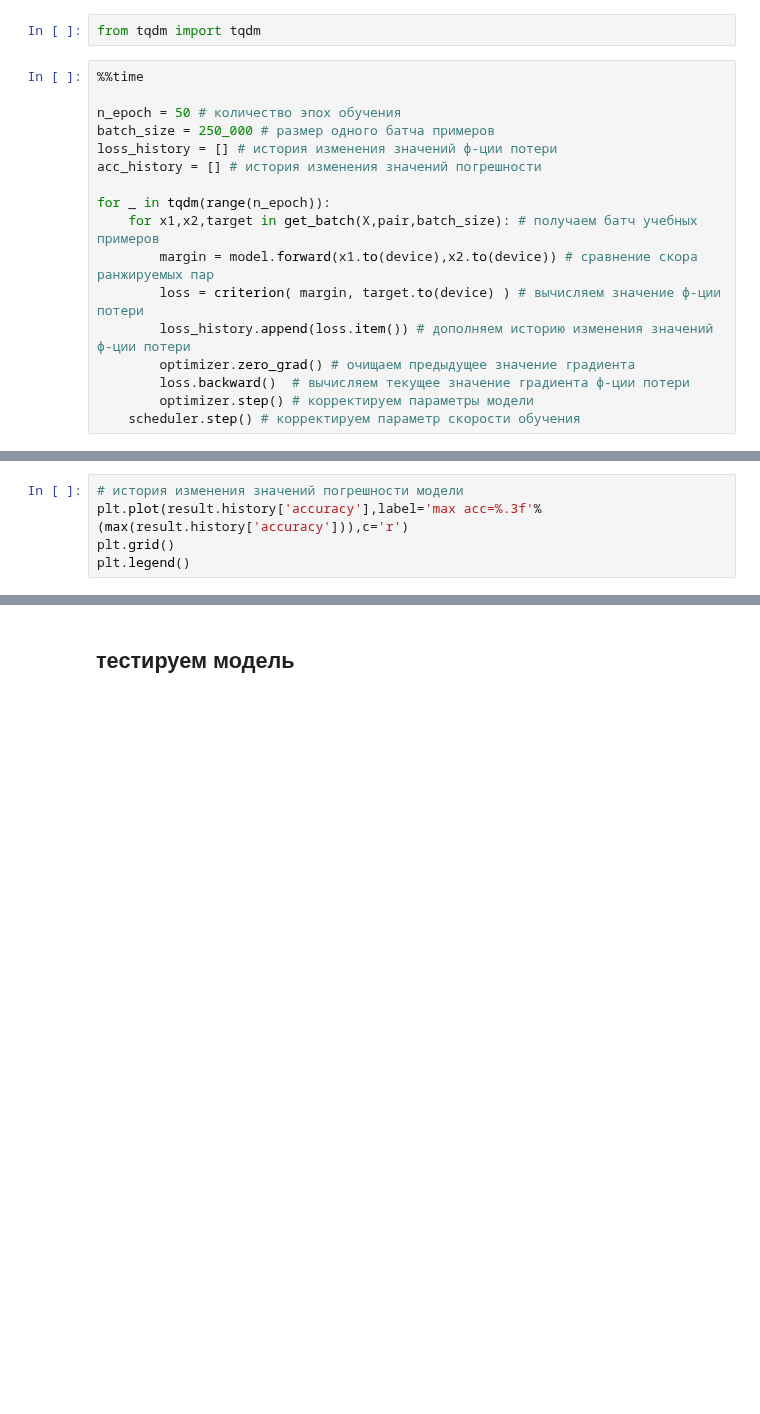
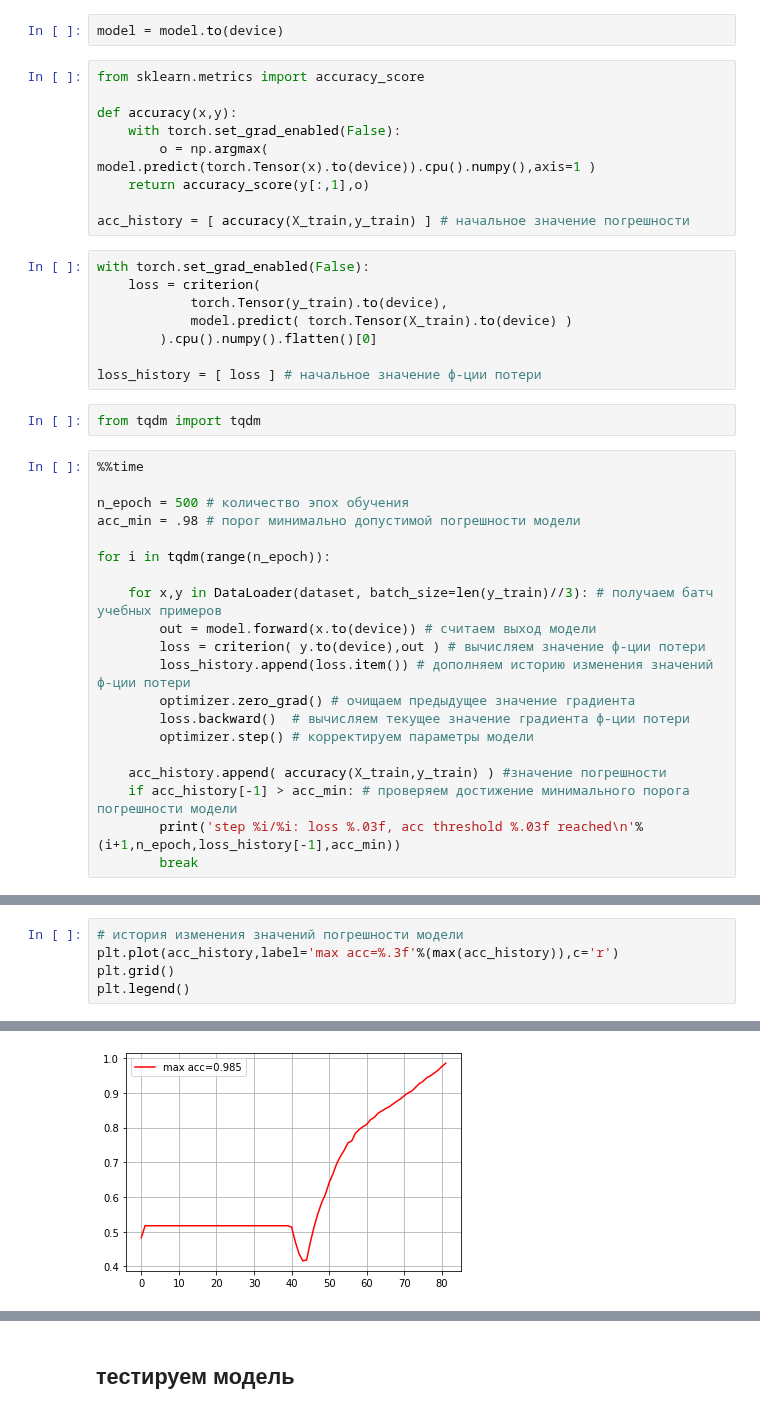
Before and after one commit to mechanoid5/ml_lectorium_legacy, a Jupyter notebook: examples/18-ann/04-mlp-torch.ipynb, the cells around one changed output, grey strips where cells are left out. Drawn from its saved outputs; the diff is of its cells as text; blank space fills up the shorter version.

```diff
--- a/examples/18-ann/04-mlp-torch.ipynb
+++ b/examples/18-ann/04-mlp-torch.ipynb
@@ -158,19 +131,41 @@ y_train = torch.Tensor(y_train)
+# %%
+model = model.to(device)
+# %%
+from sklearn.metrics import accuracy_score
+
+def accuracy(x,y):
+    with torch.set_grad_enabled(False):
+        o = np.argmax( model.predict(torch.Tensor(x).to(device)).cpu().numpy(),axis=1 )
+    return accuracy_score(y[:,1],o)
+
+acc_history = [ accuracy(X_train,y_train) ] # начальное значение погрешности
+# %%
+with torch.set_grad_enabled(False):
+    loss = criterion(
+            torch.Tensor(y_train).to(device),
+            model.predict( torch.Tensor(X_train).to(device) )
+        ).cpu().numpy().flatten()[0]
+
+loss_history = [ loss ] # начальное значение ф-ции потери
 # %%
 from tqdm import tqdm
 # %%
 %%time
 
-n_epoch = 50 # количество эпох обучения
-batch_size = 250_000 # размер одного батча примеров
-loss_history = [] # история изменения значений ф-ции потери
-acc_history = [] # история изменения значений погрешности
+n_epoch = 500 # количество эпох обучения
+acc_min = .98 # порог минимально допустимой погрешности модели
 
-for _ in tqdm(range(n_epoch)):
-    for x1,x2,target in get_batch(X,pair,batch_size): # получаем батч учебных примеров
-        margin = model.forward(x1.to(device),x2.to(device)) # сравнение скора ранжируемых пар
-        loss = criterion( margin, target.to(device) ) # вычисляем значение ф-ции потери
+for i in tqdm(range(n_epoch)):
+
+    for x,y in DataLoader(dataset, batch_size=len(y_train)//3): # получаем батч учебных примеров
+        out = model.forward(x.to(device)) # считаем выход модели
+        loss = criterion( y.to(device),out ) # вычисляем значение ф-ции потери
         loss_history.append(loss.item()) # дополняем историю изменения значений ф-ции потери
         optimizer.zero_grad() # очищаем предыдущее значение градиента
         loss.backward()  # вычисляем текущее значение градиента ф-ции потери
         optimizer.step() # корректируем параметры модели
-    scheduler.step() # корректируем параметр скорости обучения
+
+    acc_history.append( accuracy(X_train,y_train) ) #значение погрешности
+    if acc_history[-1] > acc_min: # проверяем достижение минимального порога погрешности модели
+        print('step %i/%i: loss %.03f, acc threshold %.03f reached\n'%(i+1,n_epoch,loss_history[-1],acc_min))
+        break
@@ -216,5 +177,6 @@ result = model.fit(
 # %%
 # история изменения значений погрешности модели
-plt.plot(result.history['accuracy'],label='max acc=%.3f'%(max(result.history['accuracy'])),c='r')
+plt.plot(acc_history,label='max acc=%.3f'%(max(acc_history)),c='r')
 plt.grid()
 plt.legend()
+# %% [output]
@@ -221,2 +184,3 @@ plt.legend()
+[figure, added]
 # %%
 # история изменения значений ф-ции потери
```
Also changed, not shown: parts of 28 cells of this notebook, 2 other files.
